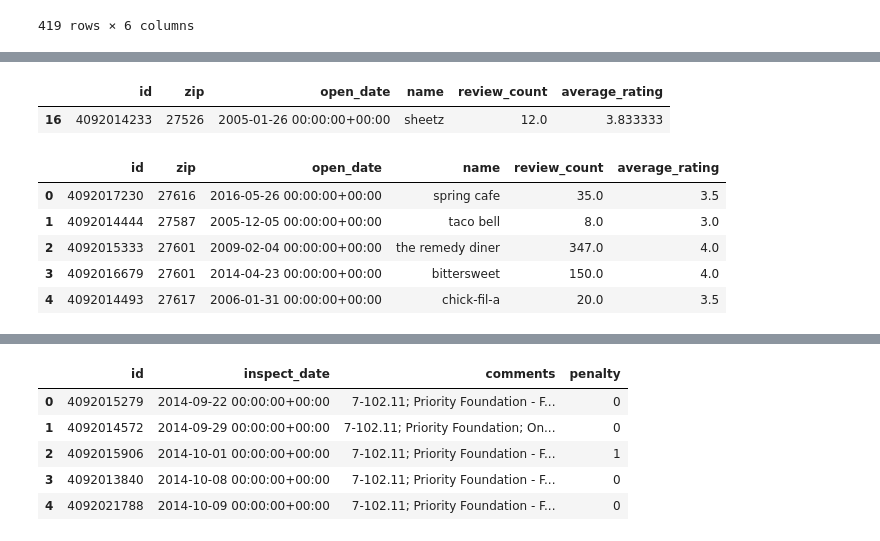
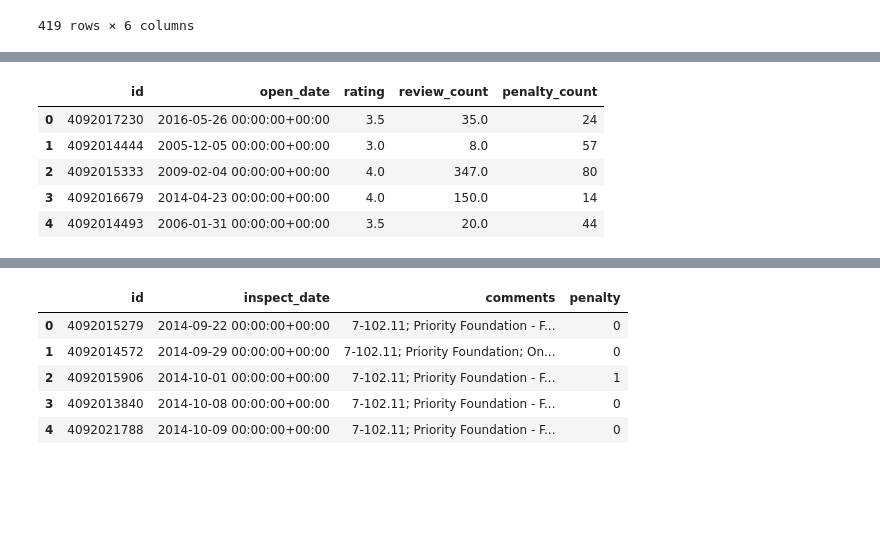
Before and after one commit to COGS108/individual_sp20, a Jupyter notebook: final_project/Scratch Work.ipynb, the cells around one changed output, grey strips where cells are left out. Saved outputs shown, nothing was run; the diff lists cells and outputs as text; code cells hidden in the pictures; blank space fills up the shorter version.

```diff
--- a/final_project/Scratch Work.ipynb
+++ b/final_project/Scratch Work.ipynb
@@ -412,2 +330,0 @@ dtype: int64
-# %%
-merged_df['average_rating'] = merged_df.groupby(['id'])['weighted_rating'].transform('sum')
@@ -428,14 +331,26 @@ assert deduped_merged_df["id"].is_unique == True
-# %%
-deduped_merged_df[deduped_merged_df["id"] == "4092014233"]
-# %% [output]
-|  | id | zip | open_date | name | review_count | average_rating |
-| 16 | 4092014233 | 27526 | 2005-01-26 00:00:00+00:00 | sheetz | 12.0 | 3.833333 |
+# %%
+# Conflicting Yelp data with no known resolution
+final_restaurant_df = merged_df.drop_duplicates(subset="id")
+# %%
+penalty_count = violations_df_clean.groupby(["id"]).count()["penalty"]
+
+final_restaurant_df = final_restaurant_df.merge(penalty_count, on="id")
+
+
+final_restaurant_df.rename(columns={
+    "penalty": "penalty_count",
+}, inplace=True)
+# %%
+final_restaurant_df.drop(labels=[
+    "zip",
+    "name",
+], axis="columns", inplace=True)
 # %%
-deduped_merged_df.head()
+final_restaurant_df.head()
 # %% [output]
-|  | id | zip | open_date | name | review_count | average_rating |
-| 0 | 4092017230 | 27616 | 2016-05-26 00:00:00+00:00 | spring cafe | 35.0 | 3.5 |
-| 1 | 4092014444 | 27587 | 2005-12-05 00:00:00+00:00 | taco bell | 8.0 | 3.0 |
-| 2 | 4092015333 | 27601 | 2009-02-04 00:00:00+00:00 | the remedy diner | 347.0 | 4.0 |
-| 3 | 4092016679 | 27601 | 2014-04-23 00:00:00+00:00 | bittersweet | 150.0 | 4.0 |
-| 4 | 4092014493 | 27617 | 2006-01-31 00:00:00+00:00 | chick-fil-a | 20.0 | 3.5 |
+|  | id | open_date | rating | review_count | penalty_count |
+| 0 | 4092017230 | 2016-05-26 00:00:00+00:00 | 3.5 | 35.0 | 24 |
+| 1 | 4092014444 | 2005-12-05 00:00:00+00:00 | 3.0 | 8.0 | 57 |
+| 2 | 4092015333 | 2009-02-04 00:00:00+00:00 | 4.0 | 347.0 | 80 |
+| 3 | 4092016679 | 2014-04-23 00:00:00+00:00 | 4.0 | 150.0 | 14 |
+| 4 | 4092014493 | 2006-01-31 00:00:00+00:00 | 3.5 | 20.0 | 44 |
```
Also changed, not shown: parts of 63 cells of this notebook.
